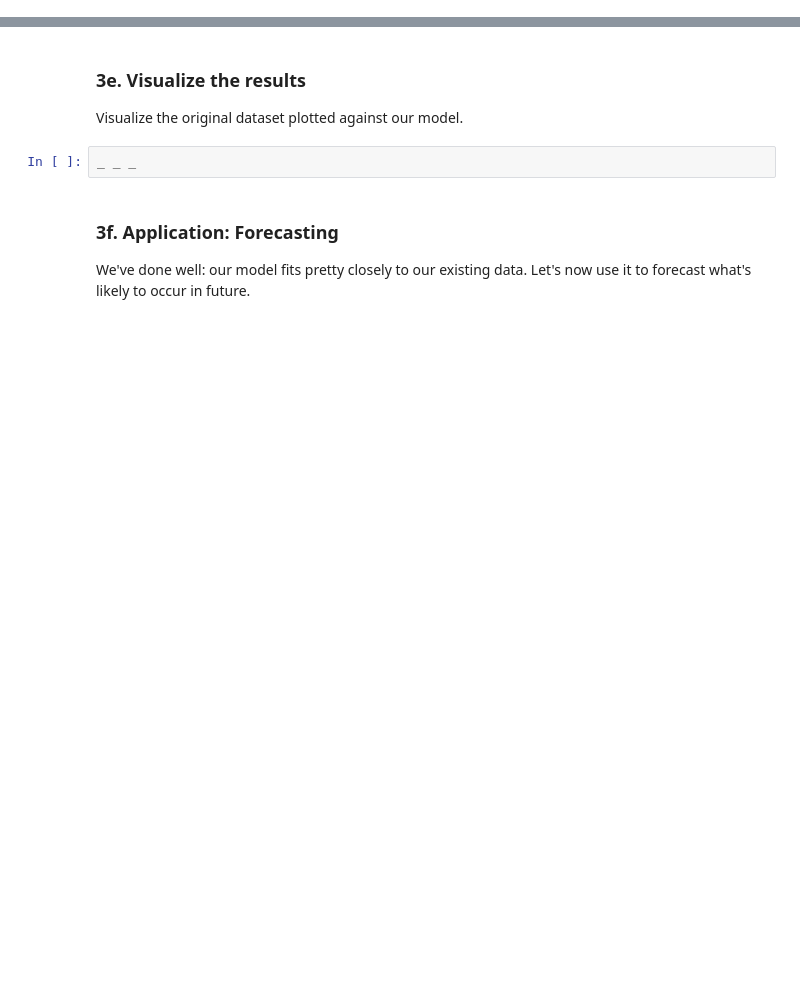
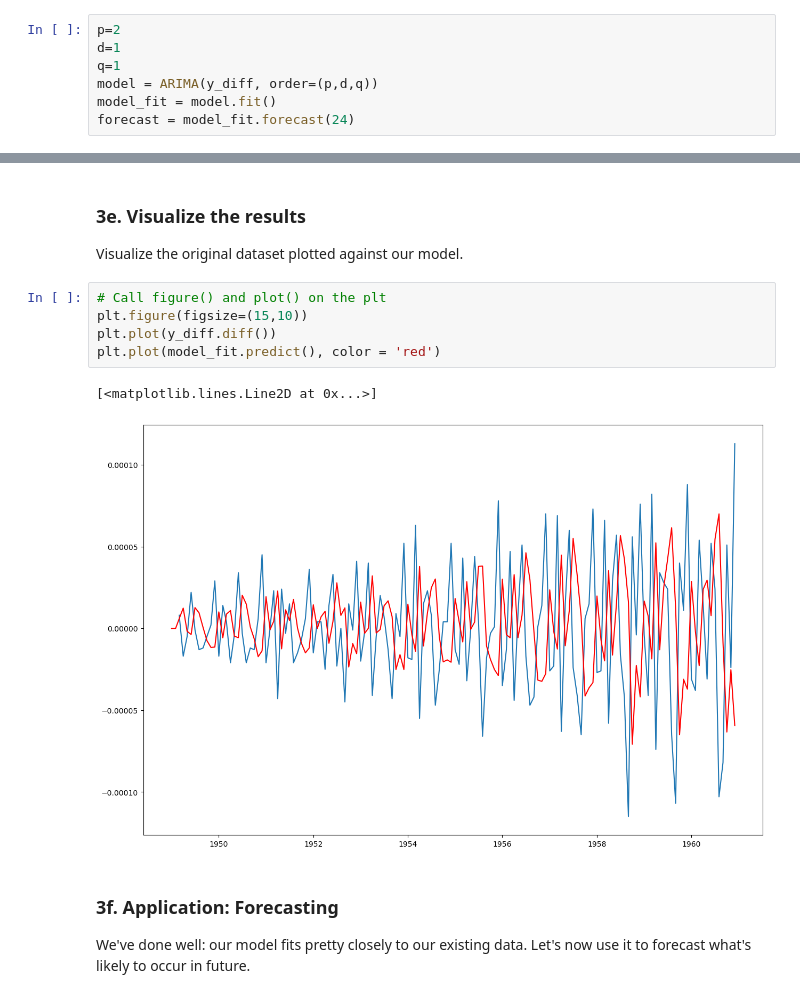
Before and after one commit to mdgarber/CowboyCig_CaseStudy, a Jupyter notebook: 1585014009_Cowboys_CigrettesCaseStudy/Cowboys&CigrettesCaseStudy/Cowboy Cigarettes Case Study - Tier 3.ipynb, the cells around one changed output, grey strips where cells are left out. Cells and saved outputs as stored; diff of their text form; blank space fills up the shorter version.

```diff
--- a/1585014009_Cowboys_CigrettesCaseStudy/Cowboys&CigrettesCaseStudy/Cowboy Cigarettes Case Study - Tier 3.ipynb
+++ b/1585014009_Cowboys_CigrettesCaseStudy/Cowboys&CigrettesCaseStudy/Cowboy Cigarettes Case Study - Tier 3.ipynb
@@ -357,2 +401,9 @@ _ _ _
+# %%
+p=2
+d=1
+q=1
+model = ARIMA(y_diff, order=(p,d,q))
+model_fit = model.fit()
+forecast = model_fit.forecast(24)
 # %% [markdown]
 We can take a look at a summary of the model this library has built around our data.
@@ -362,8 +435,14 @@ _ _ _
 ### 3e. Visualize the results
 
 Visualize the original dataset plotted against our model.
-# %%
-_ _ _
+# %%
+# Call figure() and plot() on the plt
+plt.figure(figsize=(15,10))
+plt.plot(y_diff.diff())
+plt.plot(model_fit.predict(), color = 'red')
+# %% [output]
+[<matplotlib.lines.Line2D at 0x...>]
+[figure, added]
 # %% [markdown]
 ### 3f. Application: Forecasting
 
```
Also changed, not shown: parts of 12 cells of this notebook.
